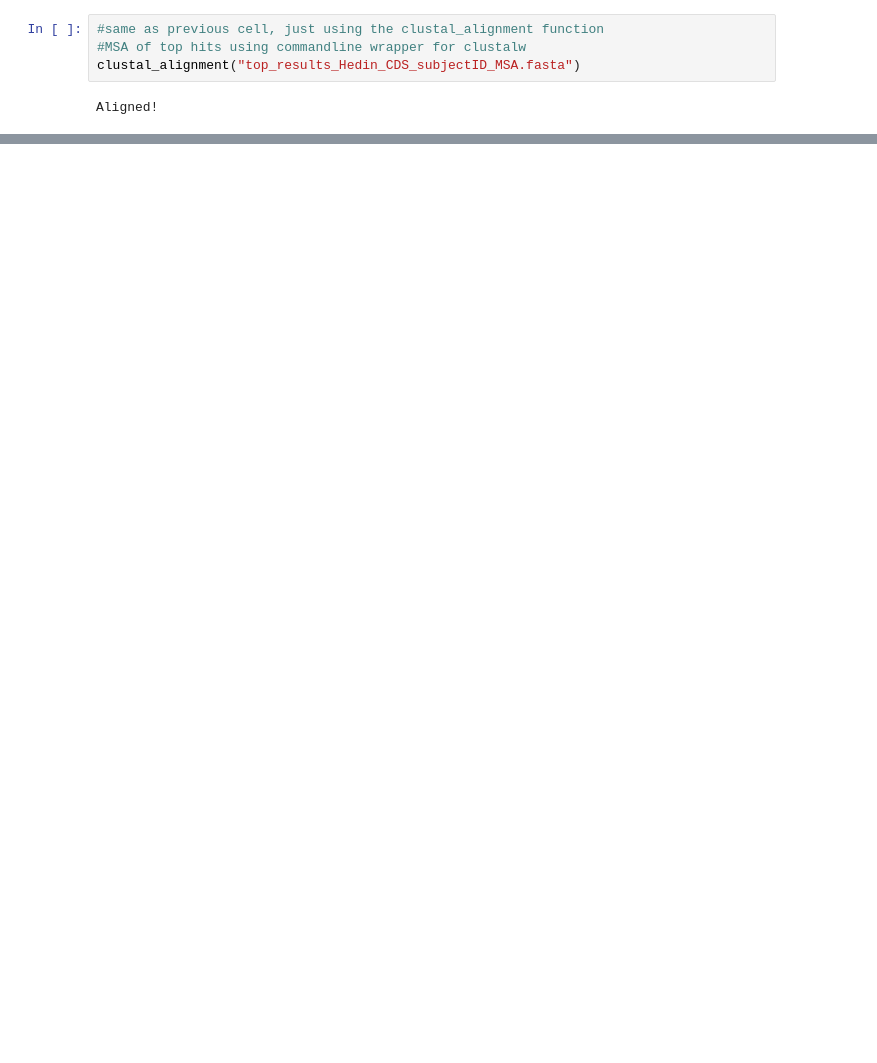
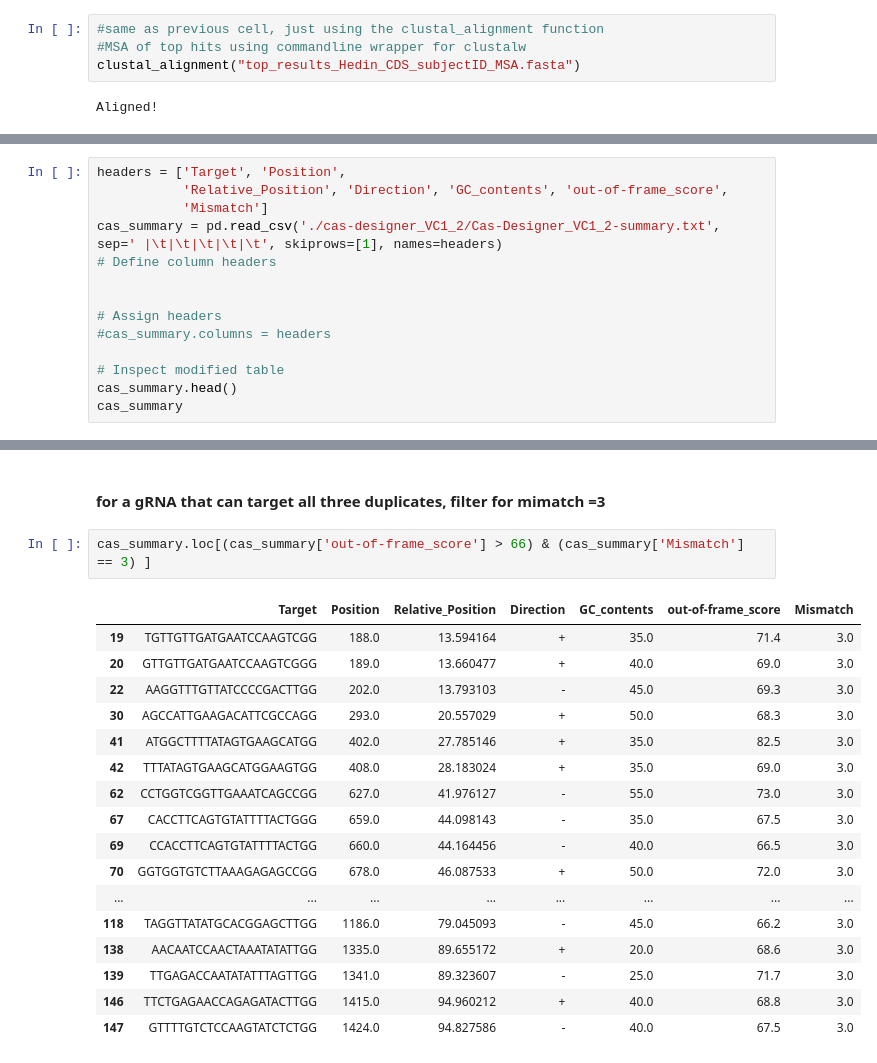
Before and after one commit to Thilanij/FabaVC1_Proposal, a Jupyter notebook: FabaVC1_Proposal.ipynb, the cells around one changed output, grey strips where cells are left out. Cells and saved outputs as stored; diff of their text form; blank space fills up the shorter version.

```diff
--- a/FabaVC1_Proposal.ipynb
+++ b/FabaVC1_Proposal.ipynb
@@ -295,0 +676,14 @@ pn.pane.Bokeh(p)
+# %%
+headers = ['Target', 'Position',
+           'Relative_Position', 'Direction', 'GC_contents', 'out-of-frame_score',
+           'Mismatch']
+cas_summary = pd.read_csv('./cas-designer_VC1_2/Cas-Designer_VC1_2-summary.txt',   sep=' |\t|\t|\t|\t|\t', skiprows=[1], names=headers)
+# Define column headers
+
+
+# Assign headers
+#cas_summary.columns = headers
+
+# Inspect modified table
+cas_summary.head()
+cas_summary
@@ -295,0 +728,22 @@ pn.pane.Bokeh(p)
+# %% [markdown]
+####  for a gRNA that  can target all three duplicates, filter for mimatch =3
+# %%
+cas_summary.loc[(cas_summary['out-of-frame_score'] > 66) & (cas_summary['Mismatch'] == 3) ]
+# %% [output]
+|  | Target | Position | Relative_Position | Direction | GC_contents | out-of-frame_score | Mismatch |
+| 19 | TGTTGTTGATGAATCCAAGTCGG | 188.0 | 13.594164 | + | 35.0 | 71.4 | 3.0 |
+| 20 | GTTGTTGATGAATCCAAGTCGGG | 189.0 | 13.660477 | + | 40.0 | 69.0 | 3.0 |
+| 22 | AAGGTTTGTTATCCCCGACTTGG | 202.0 | 13.793103 | - | 45.0 | 69.3 | 3.0 |
+| 30 | AGCCATTGAAGACATTCGCCAGG | 293.0 | 20.557029 | + | 50.0 | 68.3 | 3.0 |
+| 41 | ATGGCTTTTATAGTGAAGCATGG | 402.0 | 27.785146 | + | 35.0 | 82.5 | 3.0 |
+| 42 | TTTATAGTGAAGCATGGAAGTGG | 408.0 | 28.183024 | + | 35.0 | 69.0 | 3.0 |
+| 62 | CCTGGTCGGTTGAAATCAGCCGG | 627.0 | 41.976127 | - | 55.0 | 73.0 | 3.0 |
+| 67 | CACCTTCAGTGTATTTTACTGGG | 659.0 | 44.098143 | - | 35.0 | 67.5 | 3.0 |
+| 69 | CCACCTTCAGTGTATTTTACTGG | 660.0 | 44.164456 | - | 40.0 | 66.5 | 3.0 |
+| 70 | GGTGGTGTCTTAAAGAGAGCCGG | 678.0 | 46.087533 | + | 50.0 | 72.0 | 3.0 |
+| ... | ... | ... | ... | ... | ... | ... | ... |
+| 118 | TAGGTTATATGCACGGAGCTTGG | 1186.0 | 79.045093 | - | 45.0 | 66.2 | 3.0 |
+| 138 | AACAATCCAACTAAATATATTGG | 1335.0 | 89.655172 | + | 20.0 | 68.6 | 3.0 |
+| 139 | TTGAGACCAATATATTTAGTTGG | 1341.0 | 89.323607 | - | 25.0 | 71.7 | 3.0 |
+| 146 | TTCTGAGAACCAGAGATACTTGG | 1415.0 | 94.960212 | + | 40.0 | 68.8 | 3.0 |
+| 147 | GTTTTGTCTCCAAGTATCTCTGG | 1424.0 | 94.827586 | - | 40.0 | 67.5 | 3.0 |
```
Also changed, not shown: parts of 58 cells of this notebook.
